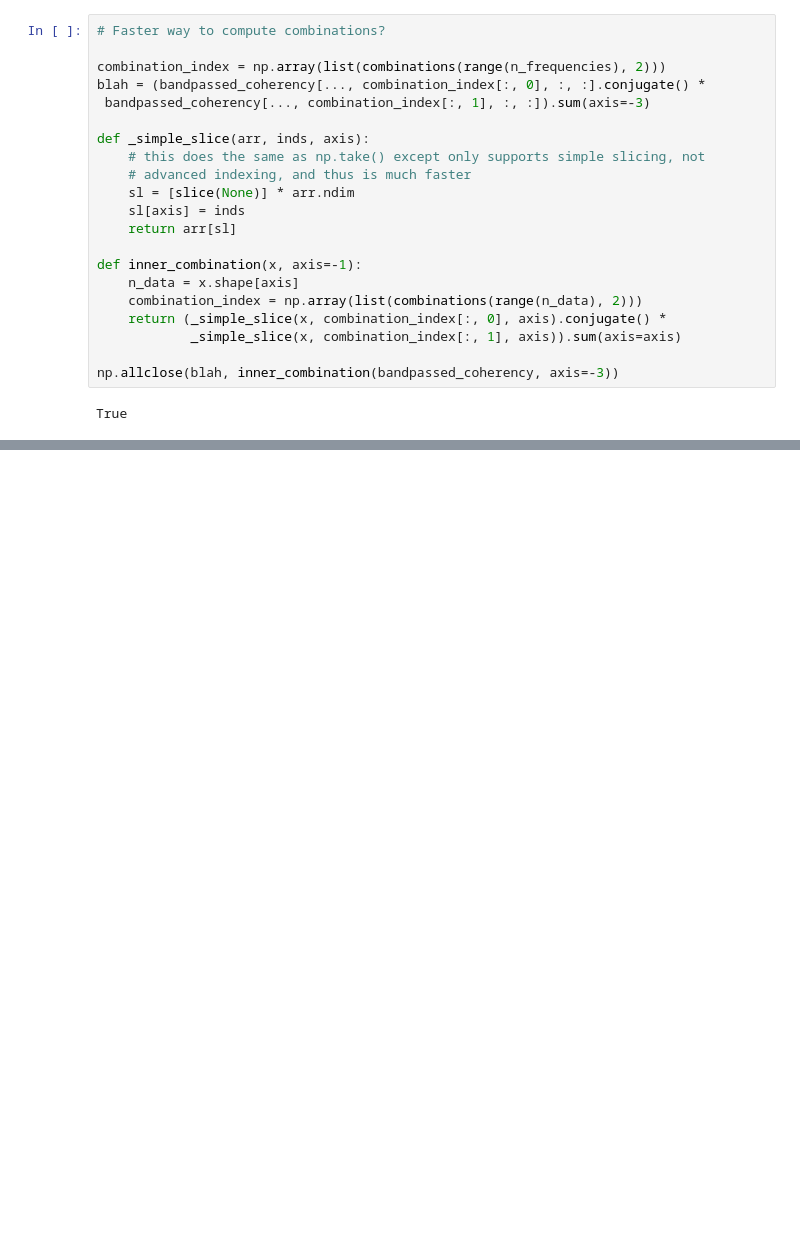
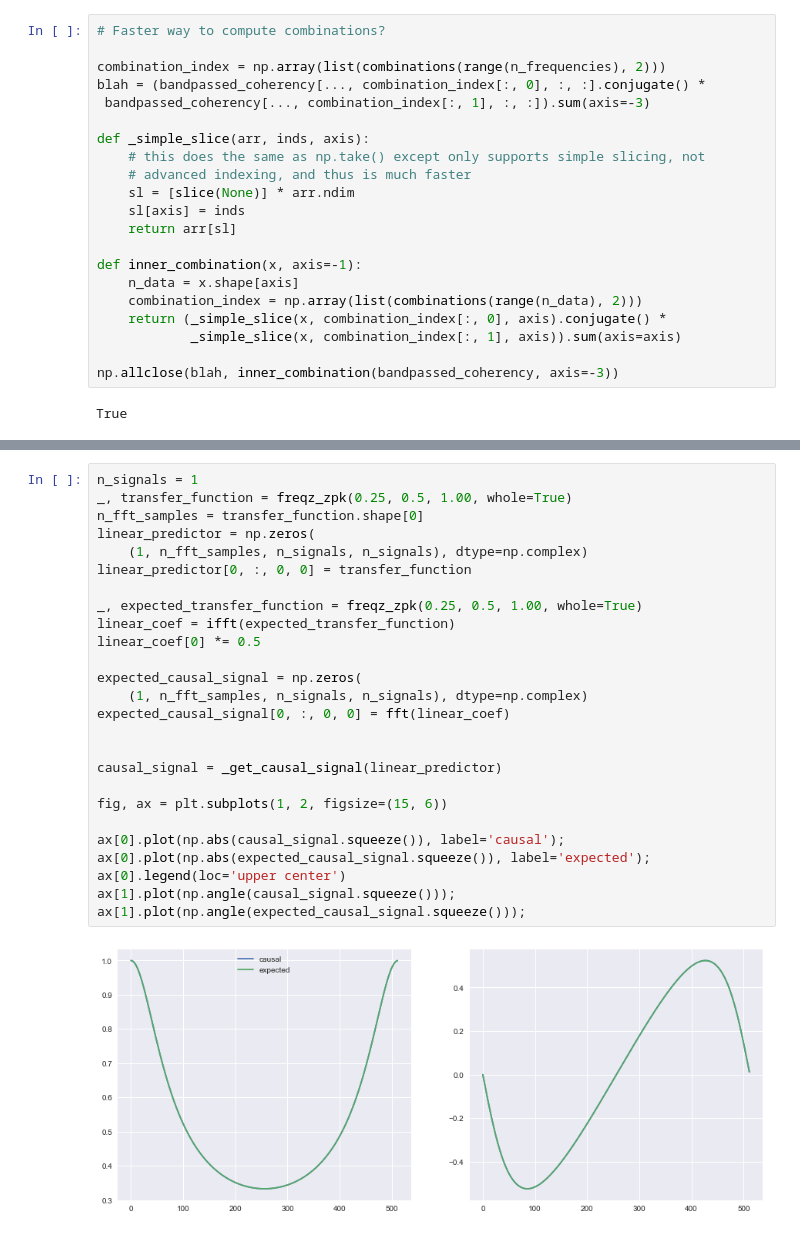
Before and after one commit to edeno/Jadhav-2016-Data-Analysis, a Jupyter notebook: notebooks/2017-04-12-Spectral_Code_Rewrite.ipynb, the cells around one changed output, grey strips where cells are left out. Cells and saved outputs as stored; diff of their text form; blank space fills up the shorter version.

```diff
--- a/notebooks/2017-04-12-Spectral_Code_Rewrite.ipynb
+++ b/notebooks/2017-04-12-Spectral_Code_Rewrite.ipynb
@@ -1673,0 +1869,28 @@ True
+# %%
+n_signals = 1
+_, transfer_function = freqz_zpk(0.25, 0.5, 1.00, whole=True)
+n_fft_samples = transfer_function.shape[0]
+linear_predictor = np.zeros(
+    (1, n_fft_samples, n_signals, n_signals), dtype=np.complex)
+linear_predictor[0, :, 0, 0] = transfer_function
+
+_, expected_transfer_function = freqz_zpk(0.25, 0.5, 1.00, whole=True)
+linear_coef = ifft(expected_transfer_function)
+linear_coef[0] *= 0.5
+
+expected_causal_signal = np.zeros(
+    (1, n_fft_samples, n_signals, n_signals), dtype=np.complex)
+expected_causal_signal[0, :, 0, 0] = fft(linear_coef)
+
+
+causal_signal = _get_causal_signal(linear_predictor)
+
+fig, ax = plt.subplots(1, 2, figsize=(15, 6))
+
+ax[0].plot(np.abs(causal_signal.squeeze()), label='causal');
+ax[0].plot(np.abs(expected_causal_signal.squeeze()), label='expected');
+ax[0].legend(loc='upper center')
+ax[1].plot(np.angle(causal_signal.squeeze()));
+ax[1].plot(np.angle(expected_causal_signal.squeeze()));
+# %% [output]
+[figure, added]
```
Also changed, not shown: parts of 27 cells of this notebook.
